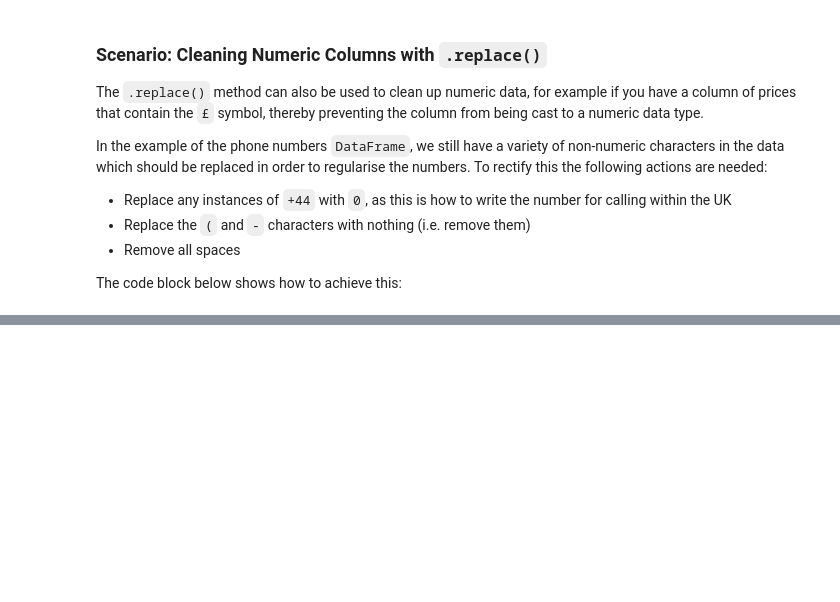
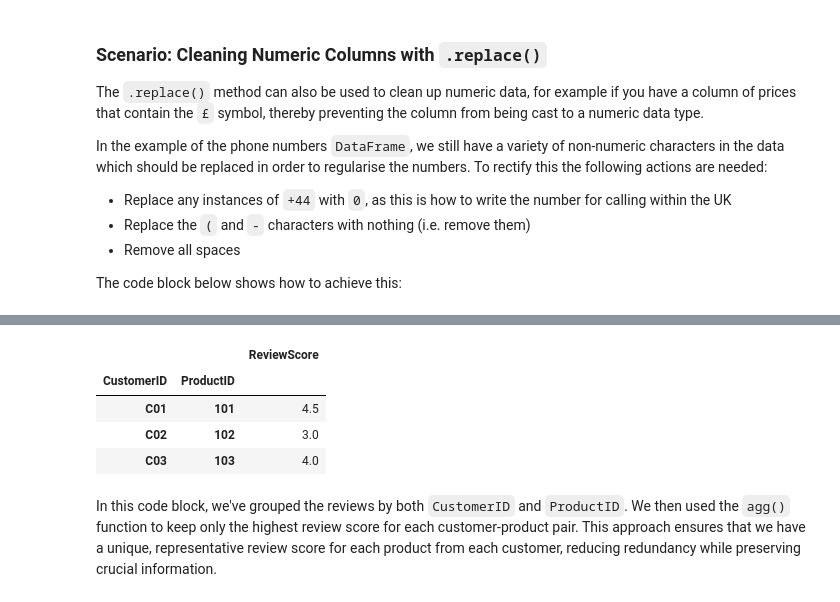
Before and after one commit to AI-Core/Content-Public-dev, a Jupyter notebook: Content/units/Data-Handling/2. Data Manipulation with Pandas/5. Data Cleaning in Pandas/Notebook.ipynb, the cells around one changed output, grey strips where cells are left out. Cells and saved outputs as stored; diff of their text form; code cells hidden in the pictures; blank space fills up the shorter version.

```diff
--- a/Content/units/Data-Handling/2. Data Manipulation with Pandas/5. Data Cleaning in Pandas/Notebook.ipynb
+++ b/Content/units/Data-Handling/2. Data Manipulation with Pandas/5. Data Cleaning in Pandas/Notebook.ipynb
@@ -202,0 +367,27 @@ phone_df
+# %%
+
+
+# Sample review data
+data = {
+    'CustomerID': ['C01', 'C01', 'C02', 'C02', 'C03'],
+    'ProductID': [101, 101, 102, 102, 103],
+    'ReviewScore': [4, 5, 3, 3, 4],
+    'CustomerEmail': ['customer1@email.com', 'customer1@domain.com', 'customer2@email.com', 'customer2@domain.com', 'customer3@email.com']
+}
+reviews_df = pd.DataFrame(data)
+
+# Grouping by CustomerID and ProductID, then taking the highest review score
+aggregated_reviews = reviews_df.groupby(['CustomerID', 'ProductID']).agg({'ReviewScore': 'mean'})
+
+aggregated_reviews
+# %% [output]
+|  |  | ReviewScore |
+| CustomerID | ProductID |  |
+| C01 | 101 | 4.5 |
+| C02 | 102 | 3.0 |
+| C03 | 103 | 4.0 |
+# %% [markdown]
+
+
+
+In this code block, we've grouped the reviews by both `CustomerID` and `ProductID`. We then used the `agg()` function to keep only the highest review score for each customer-product pair. This approach ensures that we have a unique, representative review score for each product from each customer, reducing redundancy while preserving crucial information.
```
Also changed, not shown: parts of 27 cells of this notebook, 29 other files.
